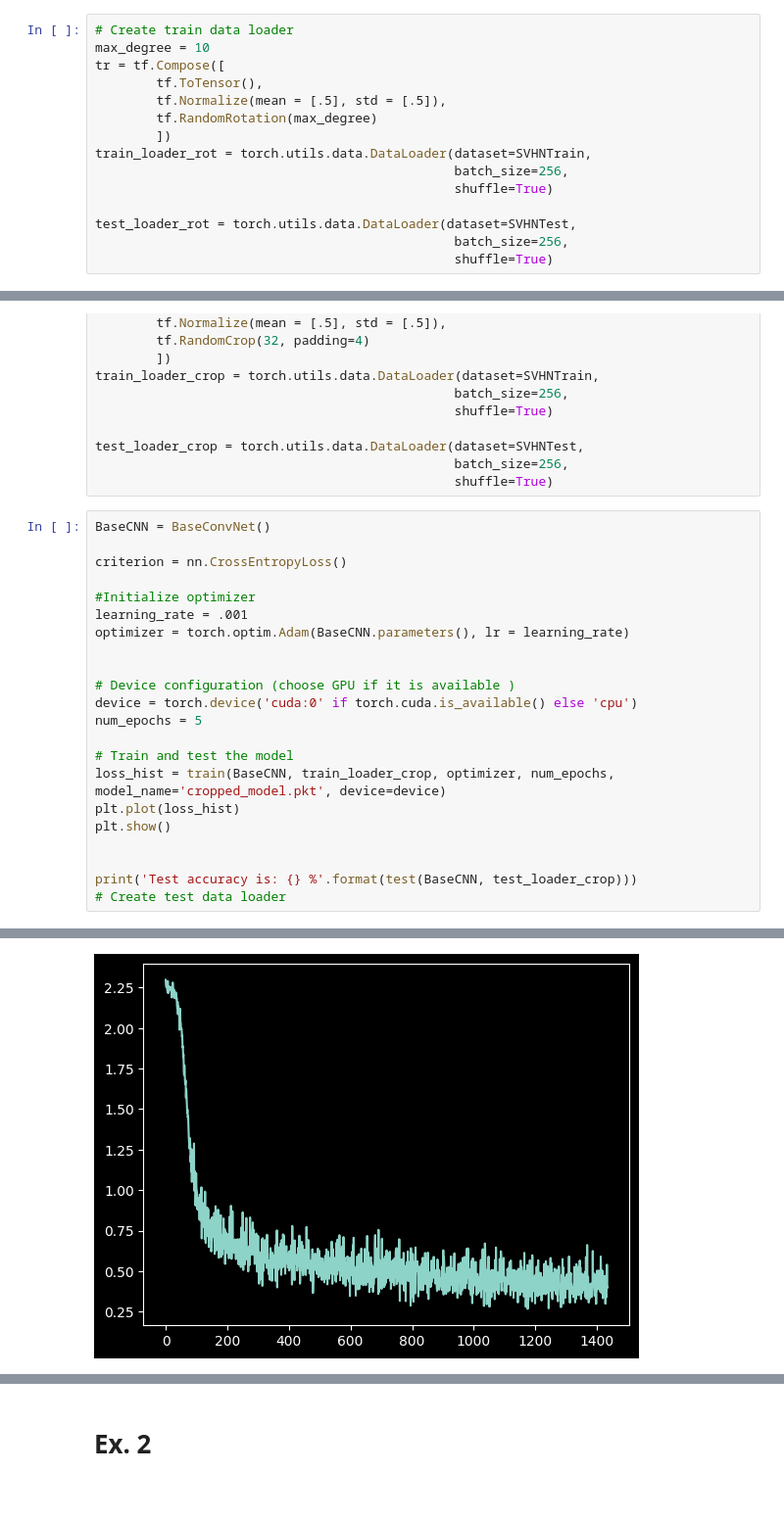
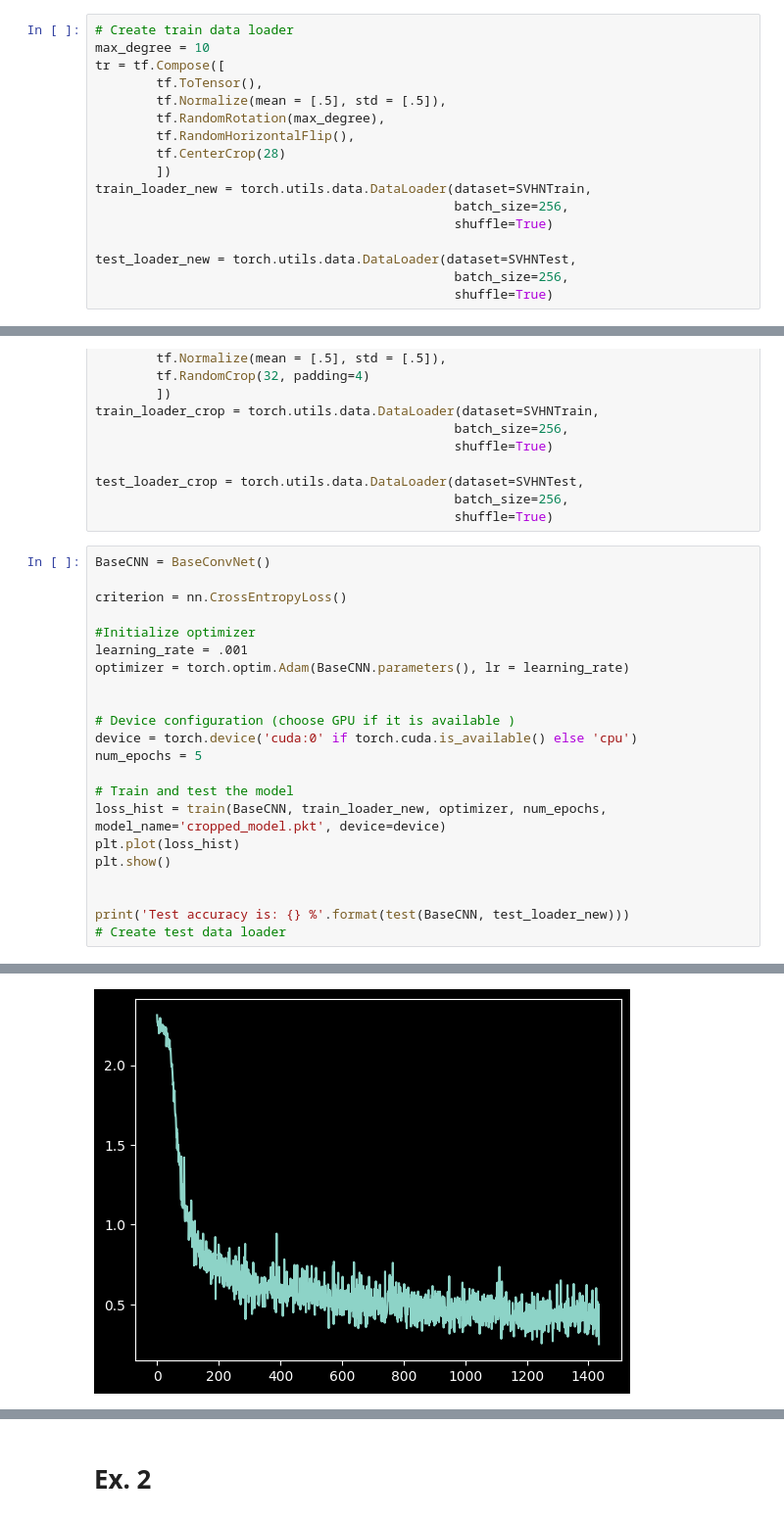
Before and after one commit to albert-santos01/DeepLearning, a Jupyter notebook: P3/P3-Questions.ipynb, the cells around one changed output, grey strips where cells are left out. Shown: that part at 98% size. Cells and saved outputs as stored; diff of their text form.

```diff
--- a/P3/P3-Questions.ipynb
+++ b/P3/P3-Questions.ipynb
@@ -360,13 +359,15 @@ max_degree = 10
 tr = tf.Compose([
         tf.ToTensor(),
         tf.Normalize(mean = [.5], std = [.5]),
-        tf.RandomRotation(max_degree)
+        tf.RandomRotation(max_degree),
+        tf.RandomHorizontalFlip(),
+        tf.CenterCrop(28)
         ])
-train_loader_rot = torch.utils.data.DataLoader(dataset=SVHNTrain,
+train_loader_new = torch.utils.data.DataLoader(dataset=SVHNTrain,
                                                batch_size=256,
                                                shuffle=True)
 
-test_loader_rot = torch.utils.data.DataLoader(dataset=SVHNTest,
+test_loader_new = torch.utils.data.DataLoader(dataset=SVHNTest,
                                                batch_size=256,
                                                shuffle=True)
 # %%
@@ -399,11 +400,11 @@ device = torch.device('cuda:0' if torch.cuda.is_available() else 'cpu')
 num_epochs = 5
 
 # Train and test the model
-loss_hist = train(BaseCNN, train_loader_crop, optimizer, num_epochs, model_name='cropped_model.pkt', device=device)
+loss_hist = train(BaseCNN, train_loader_new, optimizer, num_epochs, model_name='cropped_model.pkt', device=device)
 plt.plot(loss_hist)
 plt.show()
 
 
-print('Test accuracy is: {} %'.format(test(BaseCNN, test_loader_crop)))
+print('Test accuracy is: {} %'.format(test(BaseCNN, test_loader_new)))
 # Create test data loader
 # %% [output]
@@ -420 +421 @@ Epoch [5/5], Step [200/287], Loss: 0.4408
-[figure, old version]
+[figure, new version]
```
Also changed, not shown: parts of 3 cells of this notebook.
